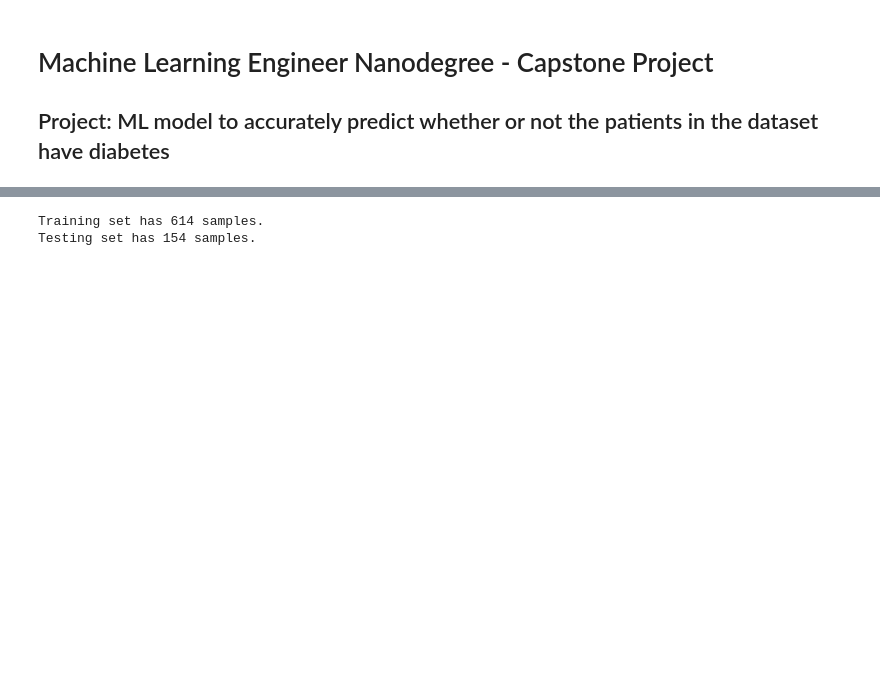
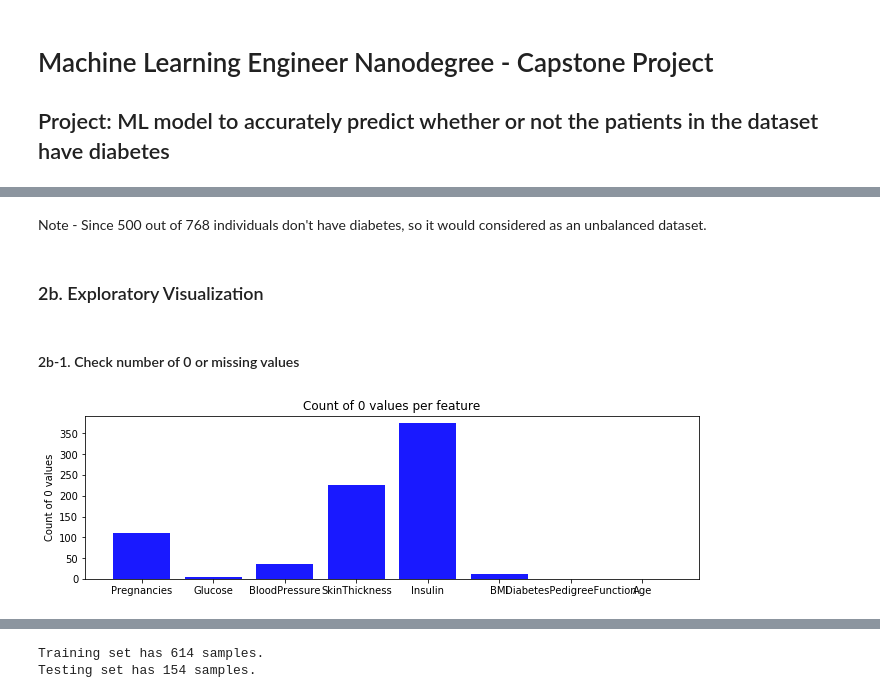
Before and after one commit to manas-mukherjee/MLTools, a Jupyter notebook: src/mlnd-projects/Capstone/diabetes/diabetes.ipynb, the cells around one changed output, grey strips where cells are left out. Drawn from its saved outputs; the diff is of its cells as text; code cells hidden in the pictures; blank space fills up the shorter version.

```diff
--- a/src/mlnd-projects/Capstone/diabetes/diabetes.ipynb
+++ b/src/mlnd-projects/Capstone/diabetes/diabetes.ipynb
@@ -218,0 +146,41 @@ dtype: float64
+# %% [markdown]
+Note -
+Since 500 out of 768 individuals don't have diabetes, so it would considered as an unbalanced dataset.
+# %% [markdown]
+### 2b. Exploratory Visualization
+# %% [markdown]
+#### 2b-1. Check number of 0 or missing values
+# %%
+# Missing Or Unwanted 0 values
+featurelist = []
+count_of_zero_list = []
+
+for col in data:
+    cnt = 0
+    for i in data[col]:
+        if i==0:
+            cnt = cnt + 1
+    if col!='Outcome':
+        #print (col, "-", cnt)
+        featurelist.append(col)
+        count_of_zero_list.append(cnt)
+
+objects = tuple(featurelist)
+y_pos = np.arange(len(featurelist))
+performance = count_of_zero_list
+
+fig_size = plt.rcParams["figure.figsize"]
+
+# Set figure width to 12 and height to 9
+fig_size[0] = 11
+fig_size[1] = 3
+
+plt.bar(y_pos, performance, align='center', color='b', alpha=0.9)
+plt.xticks(y_pos, objects)
+
+plt.ylabel('Count of 0 values')
+plt.title('Count of 0 values per feature')
+
+plt.show()
+# %% [output]
+[figure, added]
```
Also changed, not shown: parts of 78 cells of this notebook.
